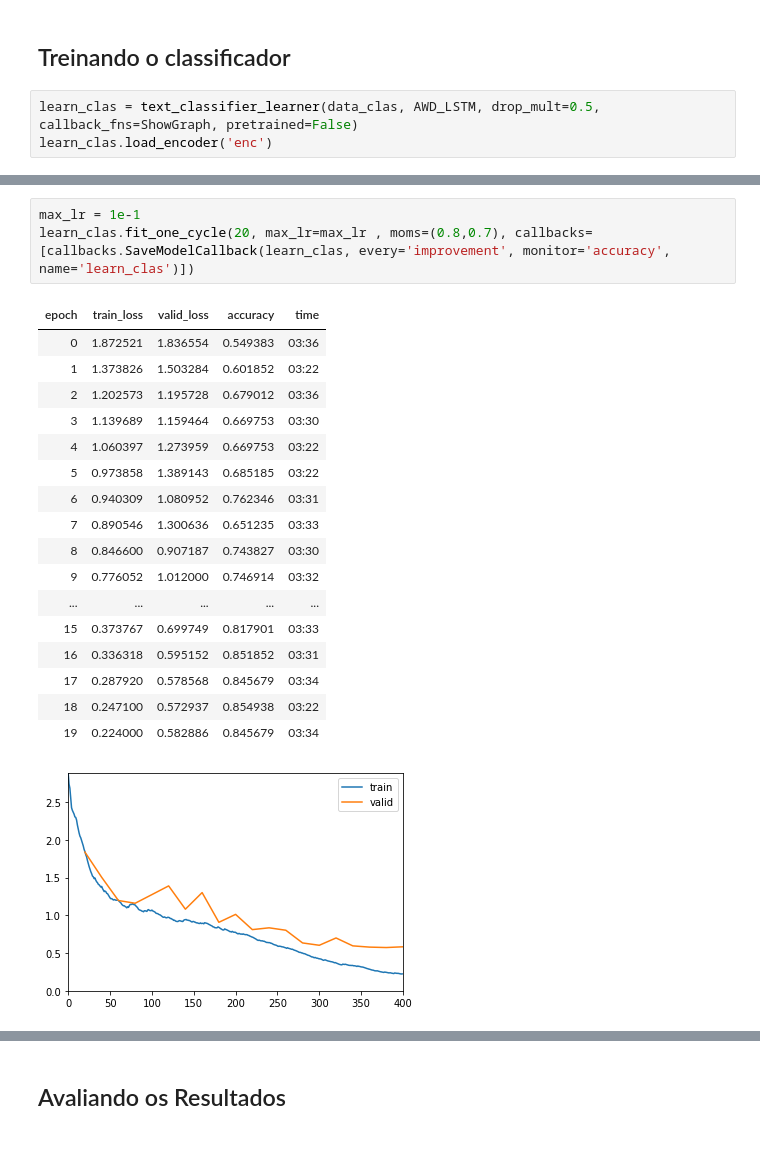
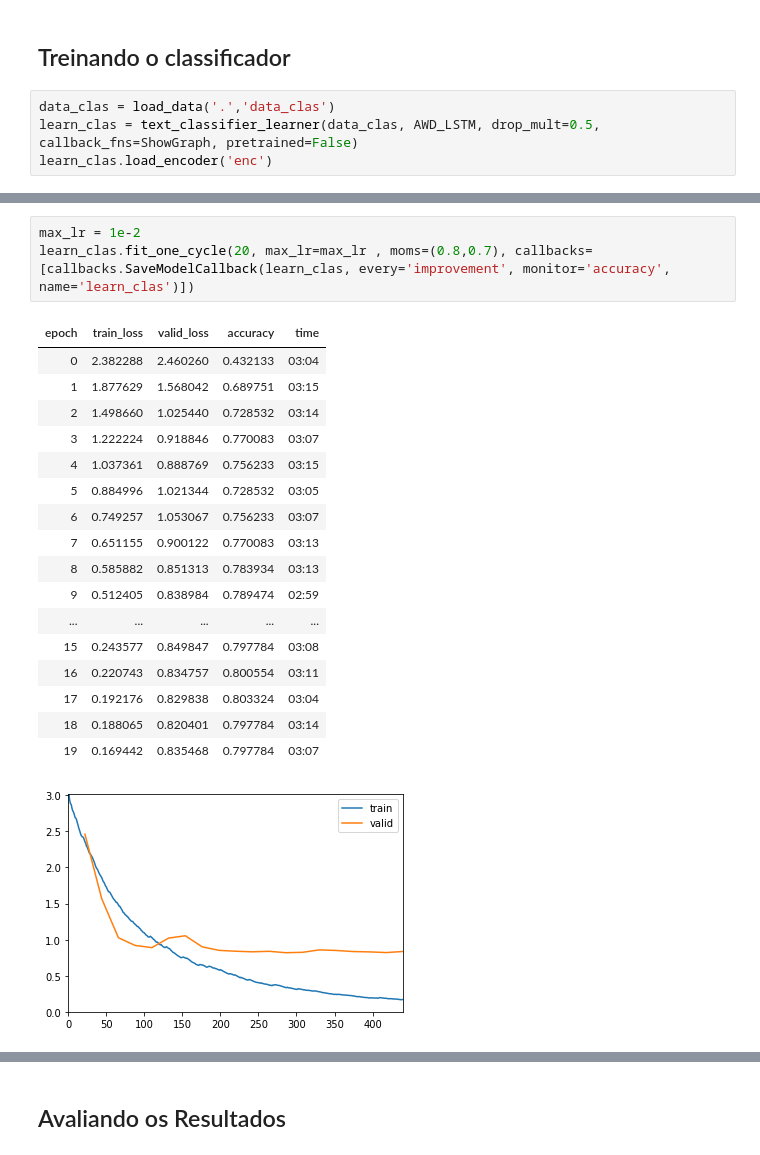
Before and after one commit to thiagodma/Cluster-Normas, a Jupyter notebook: Classificacao_Normas.ipynb, the cells around one changed output, grey strips where cells are left out. Saved outputs shown, nothing was run; the diff lists cells and outputs as text.

```diff
--- a/Classificacao_Normas.ipynb
+++ b/Classificacao_Normas.ipynb
@@ -87,6 +104,7 @@ data_clas.show_batch()
 # %% [markdown]
 ## Treinando o classificador
 # %%
+data_clas = load_data('.','data_clas')
 learn_clas = text_classifier_learner(data_clas, AWD_LSTM, drop_mult=0.5, callback_fns=ShowGraph, pretrained=False)
 learn_clas.load_encoder('enc')
 # %% [output]
@@ -117,22 +135,22 @@ LR Finder is complete, type {learner_name}.recorder.plot() to see the graph.
 # %%
-max_lr = 1e-1
+max_lr = 1e-2
 learn_clas.fit_one_cycle(20, max_lr=max_lr , moms=(0.8,0.7), callbacks=[callbacks.SaveModelCallback(learn_clas, every='improvement', monitor='accuracy', name='learn_clas')])
 # %% [output]
 | epoch | train_loss | valid_loss | accuracy | time |
-| 0 | 1.872521 | 1.836554 | 0.549383 | 03:36 |
-| 1 | 1.373826 | 1.503284 | 0.601852 | 03:22 |
-| 2 | 1.202573 | 1.195728 | 0.679012 | 03:36 |
-| 3 | 1.139689 | 1.159464 | 0.669753 | 03:30 |
-| 4 | 1.060397 | 1.273959 | 0.669753 | 03:22 |
-| 5 | 0.973858 | 1.389143 | 0.685185 | 03:22 |
-| 6 | 0.940309 | 1.080952 | 0.762346 | 03:31 |
-| 7 | 0.890546 | 1.300636 | 0.651235 | 03:33 |
-| 8 | 0.846600 | 0.907187 | 0.743827 | 03:30 |
-| 9 | 0.776052 | 1.012000 | 0.746914 | 03:32 |
+| 0 | 2.382288 | 2.460260 | 0.432133 | 03:04 |
+| 1 | 1.877629 | 1.568042 | 0.689751 | 03:15 |
+| 2 | 1.498660 | 1.025440 | 0.728532 | 03:14 |
+| 3 | 1.222224 | 0.918846 | 0.770083 | 03:07 |
+| 4 | 1.037361 | 0.888769 | 0.756233 | 03:15 |
+| 5 | 0.884996 | 1.021344 | 0.728532 | 03:05 |
+| 6 | 0.749257 | 1.053067 | 0.756233 | 03:07 |
+| 7 | 0.651155 | 0.900122 | 0.770083 | 03:13 |
+| 8 | 0.585882 | 0.851313 | 0.783934 | 03:13 |
+| 9 | 0.512405 | 0.838984 | 0.789474 | 02:59 |
 | ... | ... | ... | ... | ... |
-| 15 | 0.373767 | 0.699749 | 0.817901 | 03:33 |
-| 16 | 0.336318 | 0.595152 | 0.851852 | 03:31 |
-| 17 | 0.287920 | 0.578568 | 0.845679 | 03:34 |
-| 18 | 0.247100 | 0.572937 | 0.854938 | 03:22 |
-| 19 | 0.224000 | 0.582886 | 0.845679 | 03:34 |
+| 15 | 0.243577 | 0.849847 | 0.797784 | 03:08 |
+| 16 | 0.220743 | 0.834757 | 0.800554 | 03:11 |
+| 17 | 0.192176 | 0.829838 | 0.803324 | 03:04 |
+| 18 | 0.188065 | 0.820401 | 0.797784 | 03:14 |
+| 19 | 0.169442 | 0.835468 | 0.797784 | 03:07 |
-[figure, old version]
+[figure, new version]
```
Also changed, not shown: parts of 12 cells of this notebook.
